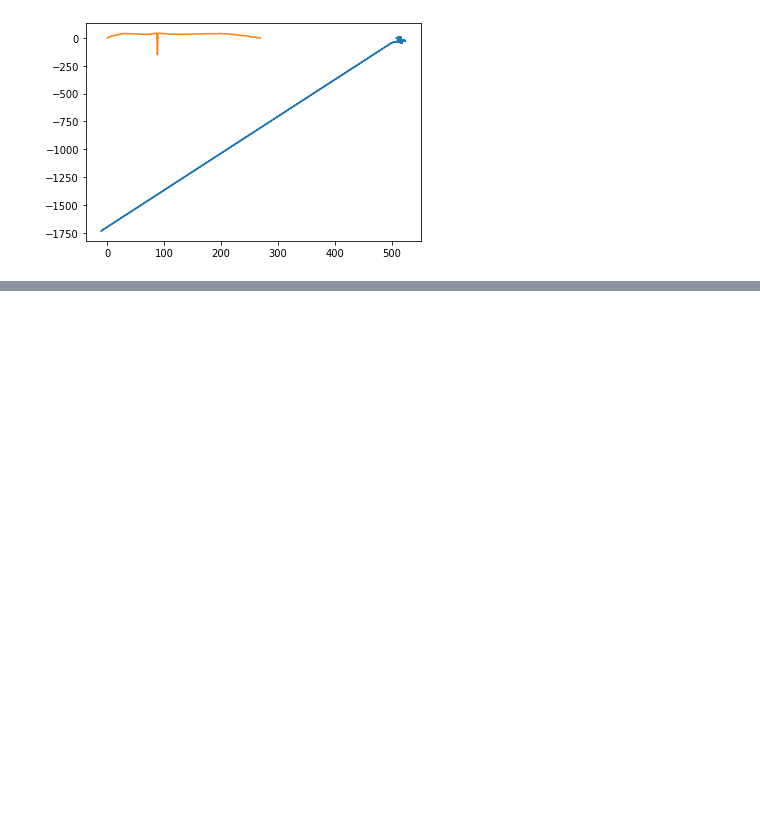
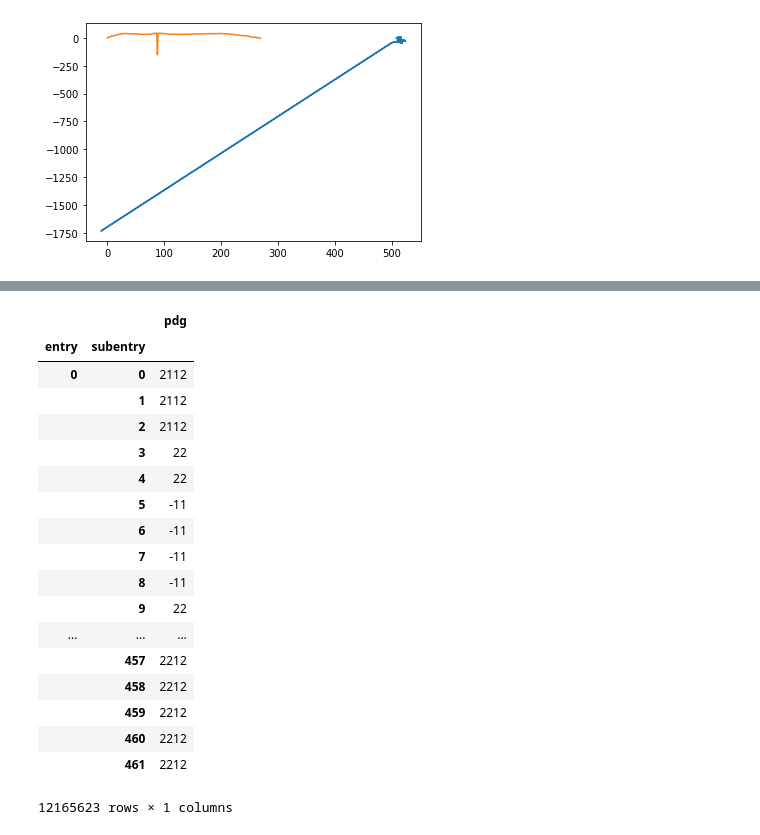
Before and after one commit to bhattathakur/uproot, a Jupyter notebook: uproot.ipynb, the cells around one changed output, grey strips where cells are left out. Drawn from its saved outputs; the diff is of its cells as text; code cells hidden in the pictures; blank space fills up the shorter version.

```diff
--- a/uproot.ipynb
+++ b/uproot.ipynb
@@ -56,0 +114,22 @@ plt.plot(x01,y01,z01)
+# %%
+dfpdg.filter(items=["pdg"])
+# %% [output]
+|  |  | pdg |
+| entry | subentry |  |
+| 0 | 0 | 2112 |
+|  | 1 | 2112 |
+|  | 2 | 2112 |
+|  | 3 | 22 |
+|  | 4 | 22 |
+|  | 5 | -11 |
+|  | 6 | -11 |
+|  | 7 | -11 |
+|  | 8 | -11 |
+|  | 9 | 22 |
+| ... | ... | ... |
+|  | 457 | 2212 |
+|  | 458 | 2212 |
+|  | 459 | 2212 |
+|  | 460 | 2212 |
+|  | 461 | 2212 |
+12165623 rows × 1 columns
```
Also changed, not shown: parts of 19 cells of this notebook, 4 other files.
